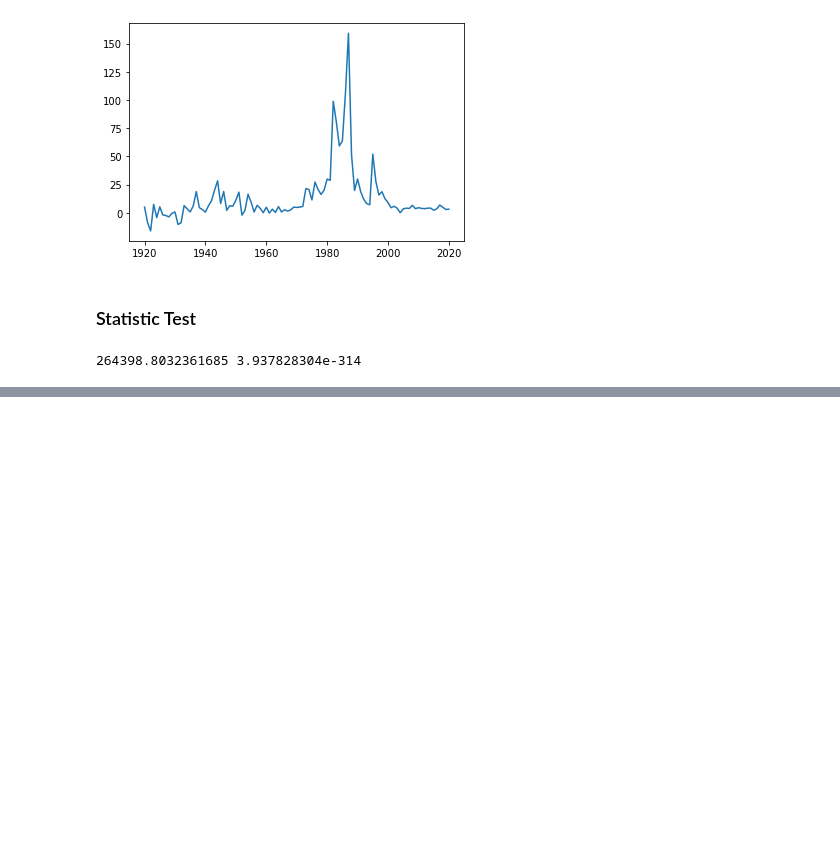
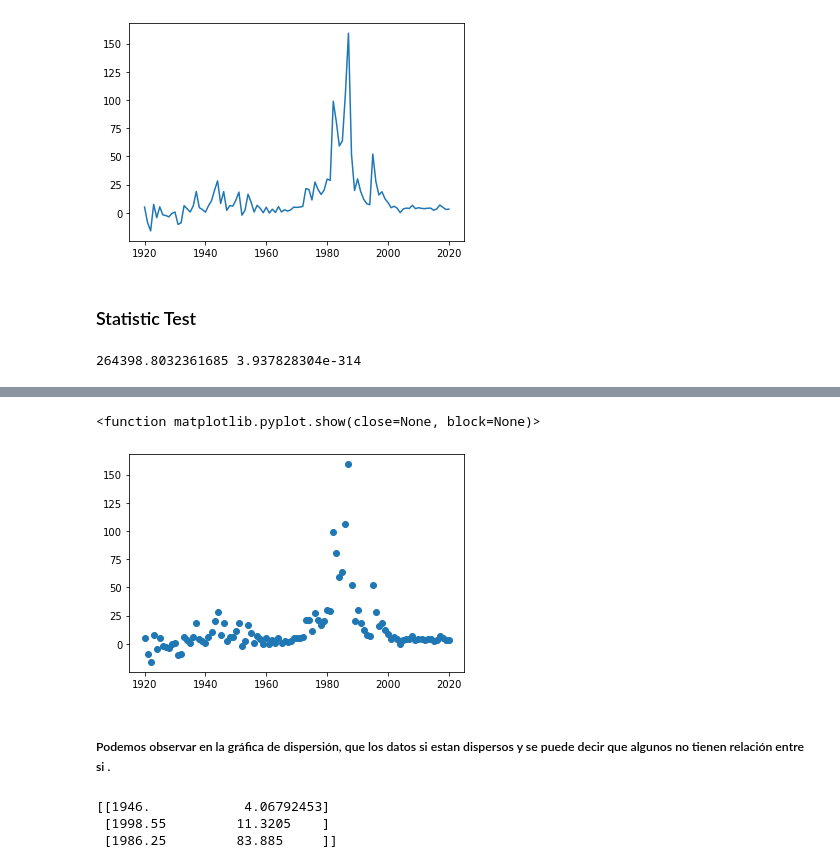
Before and after one commit to NancyDav/Mineria-de-datos, a Jupyter notebook: Inflacionm.ipynb, the cells around one changed output, grey strips where cells are left out. Saved outputs shown, nothing was run; the diff lists cells and outputs as text; code cells hidden in the pictures; blank space fills up the shorter version.

```diff
--- a/Inflacionm.ipynb
+++ b/Inflacionm.ipynb
@@ -105,0 +266,5 @@ print(fvalue, pvalue)
+# %%
+from pandas import DataFrame
+e = {'x':df1["Año"],'y':df1["Porcentaje"]}
+e_df= DataFrame(e,columns=['x','y'])
+print(e_df)
@@ -105,0 +286,9 @@ print(fvalue, pvalue)
+# %%
+import matplotlib.pyplot as plt
+plt.scatter(e_df['x'],e_df['y'])
+plt.show
+# %% [output]
+<function matplotlib.pyplot.show(close=None, block=None)>
+[figure, added]
+# %% [markdown]
+##### Podemos observar en la gráfica de dispersión, que los datos si estan dispersos y se puede decir que algunos no tienen relación entre si .
@@ -105,0 +297,9 @@ print(fvalue, pvalue)
+# %%
+from sklearn.cluster import KMeans
+KMeans = KMeans(n_clusters=3).fit(e_df)
+centroids = KMeans.cluster_centers_
+print(centroids)
+# %% [output]
+[[1946.            4.06792453]
+ [1998.55         11.3205    ]
+ [1986.25         83.885     ]]
```
Also changed, not shown: parts of 47 cells of this notebook.
